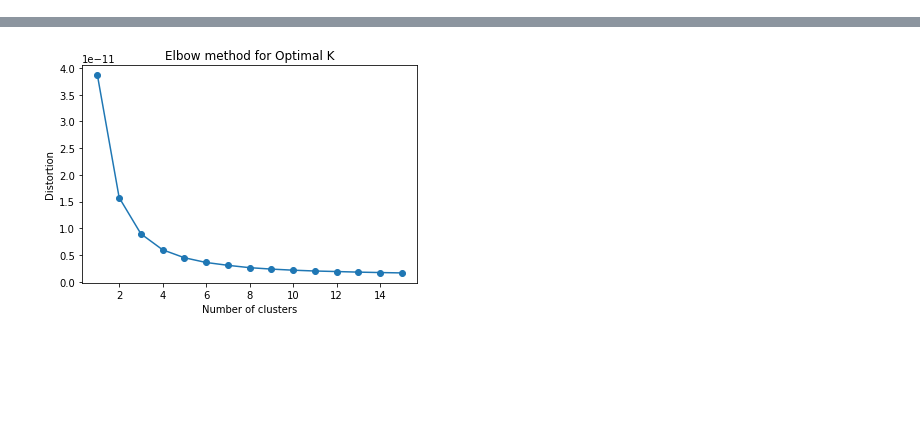
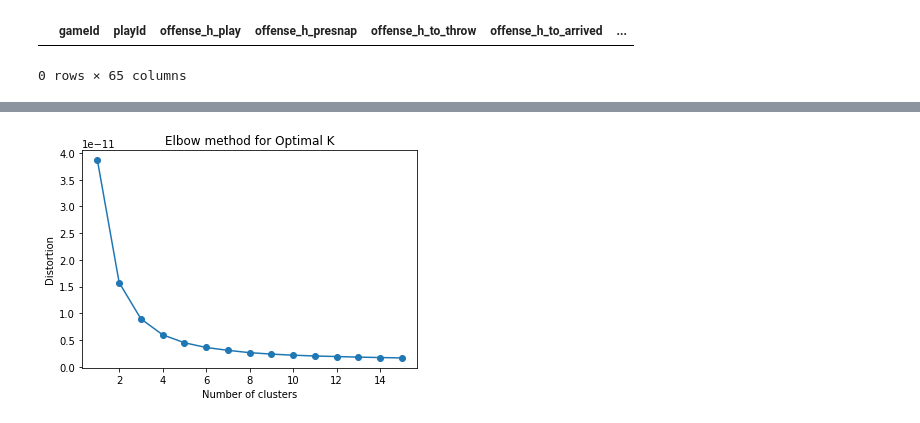
Before and after one commit to sskett/cosc301, a Jupyter notebook: testing.ipynb, the cells around one changed output, grey strips where cells are left out. Saved outputs shown, nothing was run; the diff lists cells and outputs as text; code cells hidden in the pictures; blank space fills up the shorter version.

```diff
--- a/testing.ipynb
+++ b/testing.ipynb
@@ -50,0 +39,5 @@ play_df
+# %%
+play_df.loc[play_df['num_routes'] == 0]
+# %% [output]
+|  | gameId | playId | offense_h_play | offense_h_presnap | offense_h_to_throw | offense_h_to_arrived | ... |
+0 rows × 65 columns
```
Also changed, not shown: parts of 8 cells of this notebook, 2 other files.
